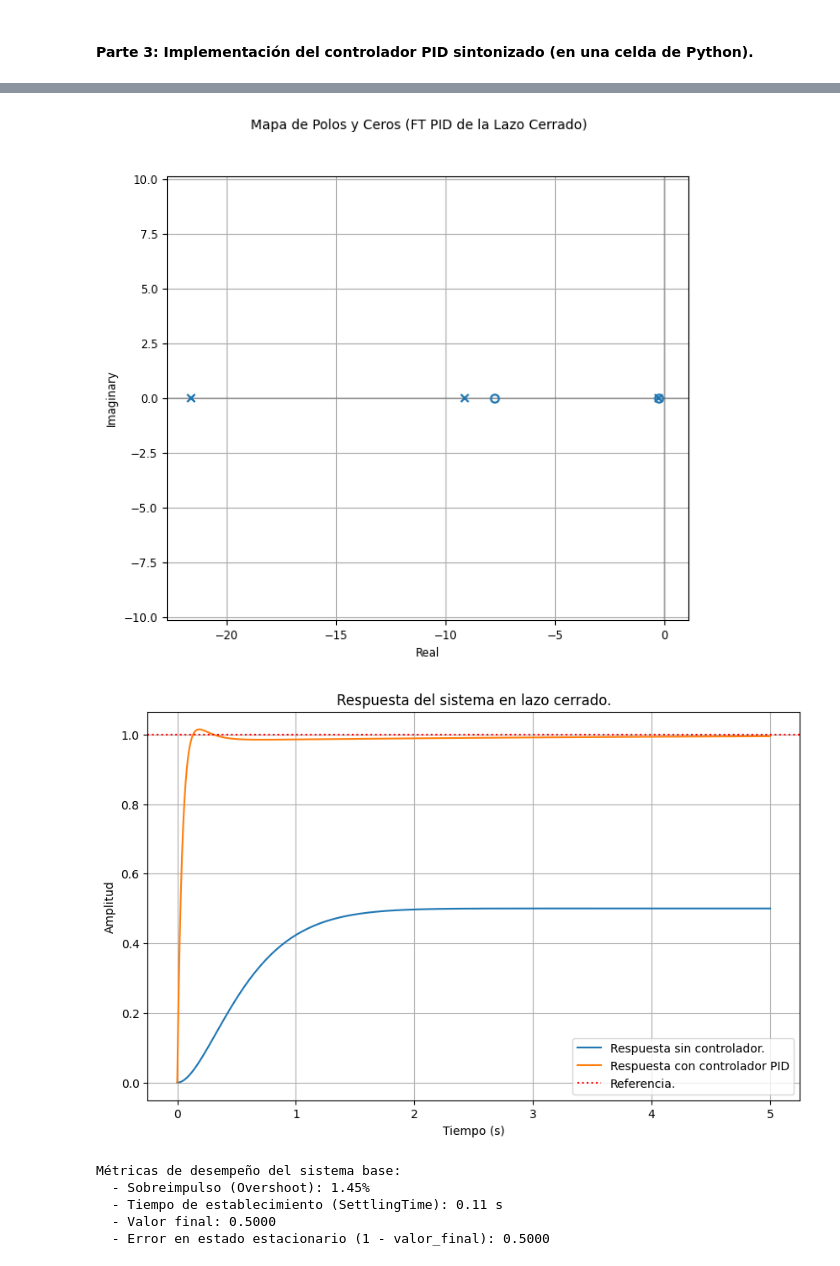
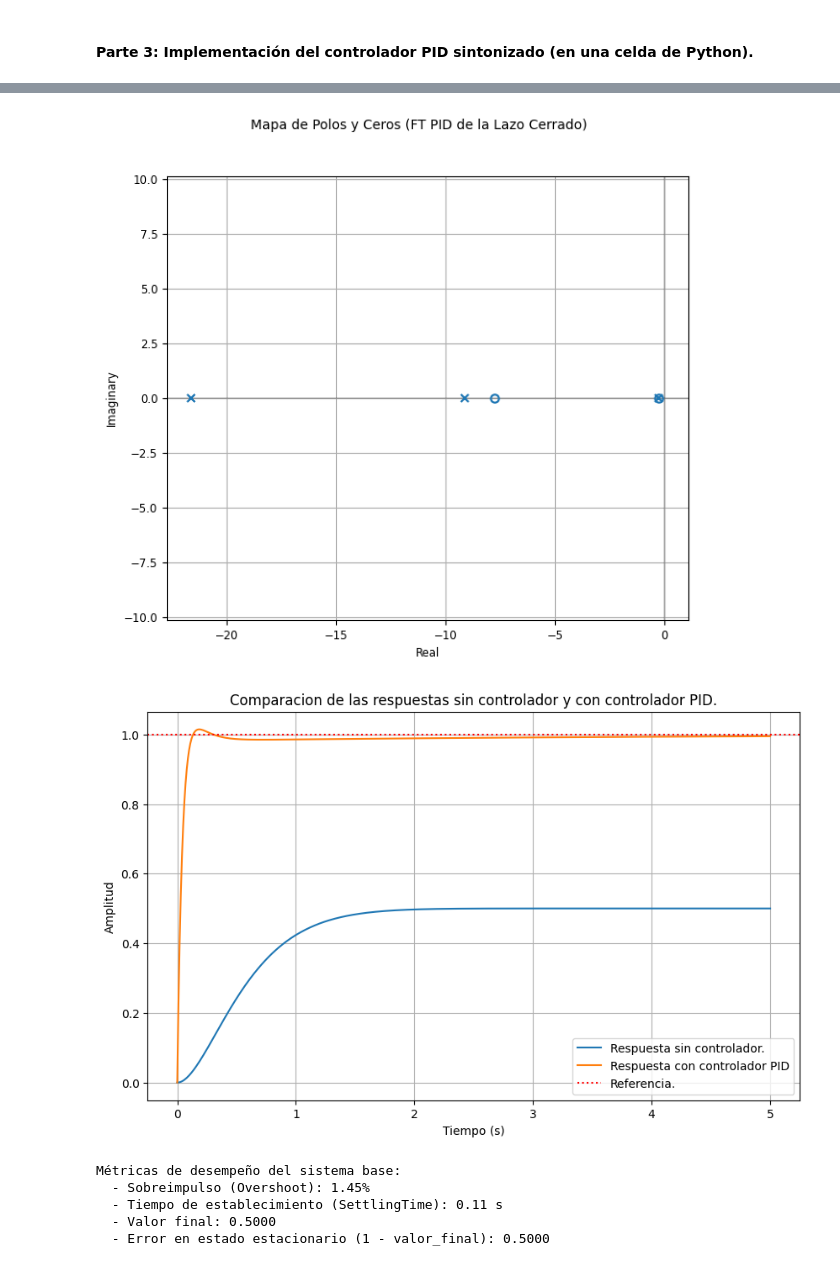
Before and after one commit to CarlosTrujillo300/control-clasicos, a Jupyter notebook: Examenes/E_2_Controlador_PID.ipynb, the cells around one changed output, grey strips where cells are left out. Drawn from its saved outputs; the diff is of its cells as text; code cells hidden in the pictures.

```diff
--- a/Examenes/E_2_Controlador_PID.ipynb
+++ b/Examenes/E_2_Controlador_PID.ipynb
@@ -243,7 +243,7 @@ plt.plot(t, y_base, label="Respuesta sin controlador.")
 plt.plot(t, y_PID, label="Respuesta con controlador PID")
 plt.axhline(y=1, color="r", linestyle=":", label="Referencia.")
 
-plt.title("Respuesta del sistema en lazo cerrado.")
+plt.title("Comparacion de las respuestas sin controlador y con controlador PID.")
 plt.xlabel("Tiempo (s)")
 plt.ylabel("Amplitud")
 plt.legend()
@@ -276,13 +276,13 @@ Definimos la funcion de transferencia de la planta
 Inputs (1): ['u[0]']
 Outputs (1): ['y[0]']
 
      25 s^2 + 200 s + 50
   -------------------------
   s^3 + 31 s^2 + 205 s + 50
 Las raíces de s (polos) son:
 [-21.62876304+0.j  -9.11769294+0.j  -0.25354401+0.j]
 [figure]
-[figure, old version]
+[figure, new version]
 Métricas de desempeño del sistema base:
   - Sobreimpulso (Overshoot): 1.45%
   - Tiempo de establecimiento (SettlingTime): 0.11 s
```
Also changed, not shown: parts of 1 cell of this notebook.
